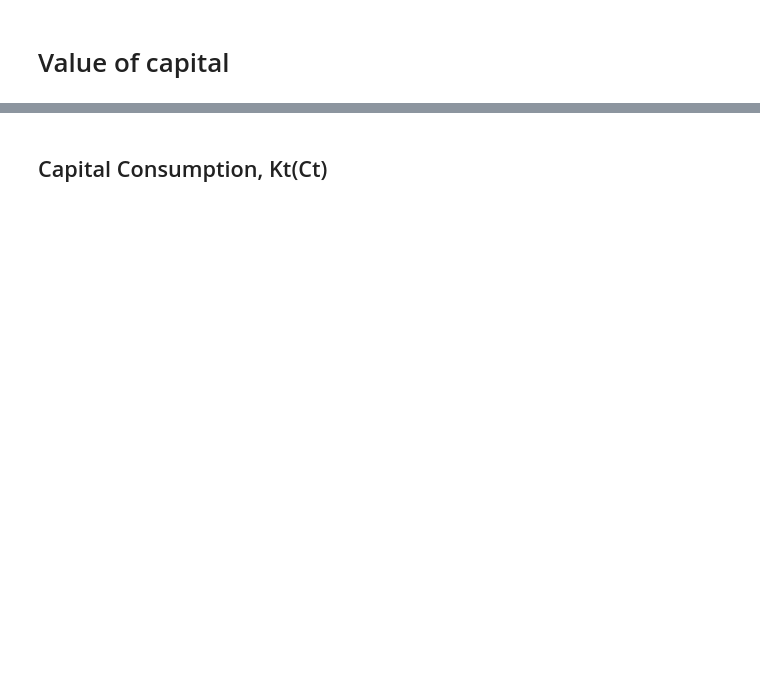
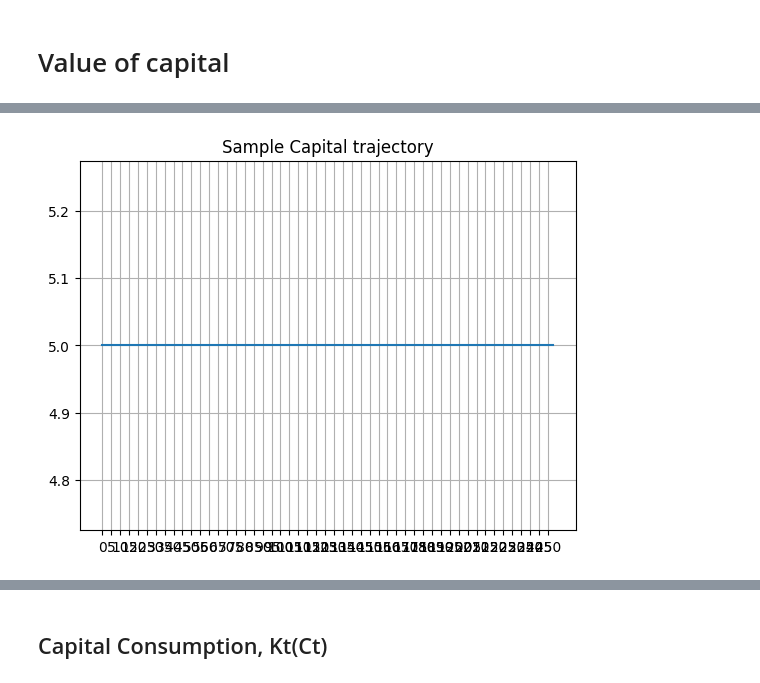
Before and after one commit to dominikstipic/macro, a Jupyter notebook: main.ipynb, the cells around one changed output, grey strips where cells are left out. Cells and saved outputs as stored; diff of their text form; code cells hidden in the pictures; blank space fills up the shorter version.

```diff
--- a/main.ipynb
+++ b/main.ipynb
@@ -136,3 +132,17 @@ def get_future_capital(capital_paths, production_function, delta):
+# %%
+alpha = 0.4
+delta = 0.04
+
+capital_levels = np.linspace(5, 20, num=1000)
+capital_paths = get_capital_choices(capital_levels)
+
+plt.title("Sample Capital trajectory")
+cp = capital_paths[0]
+plt.plot(cp)
+plt.xticks(np.arange(0, len(capital_paths[0]), step=5))
+plt.grid()
+# %% [output]
+[figure, added]
 # %%
 alpha = 0.4
 delta = 0.04
```
Also changed, not shown: parts of 13 cells of this notebook, 4 other files.
